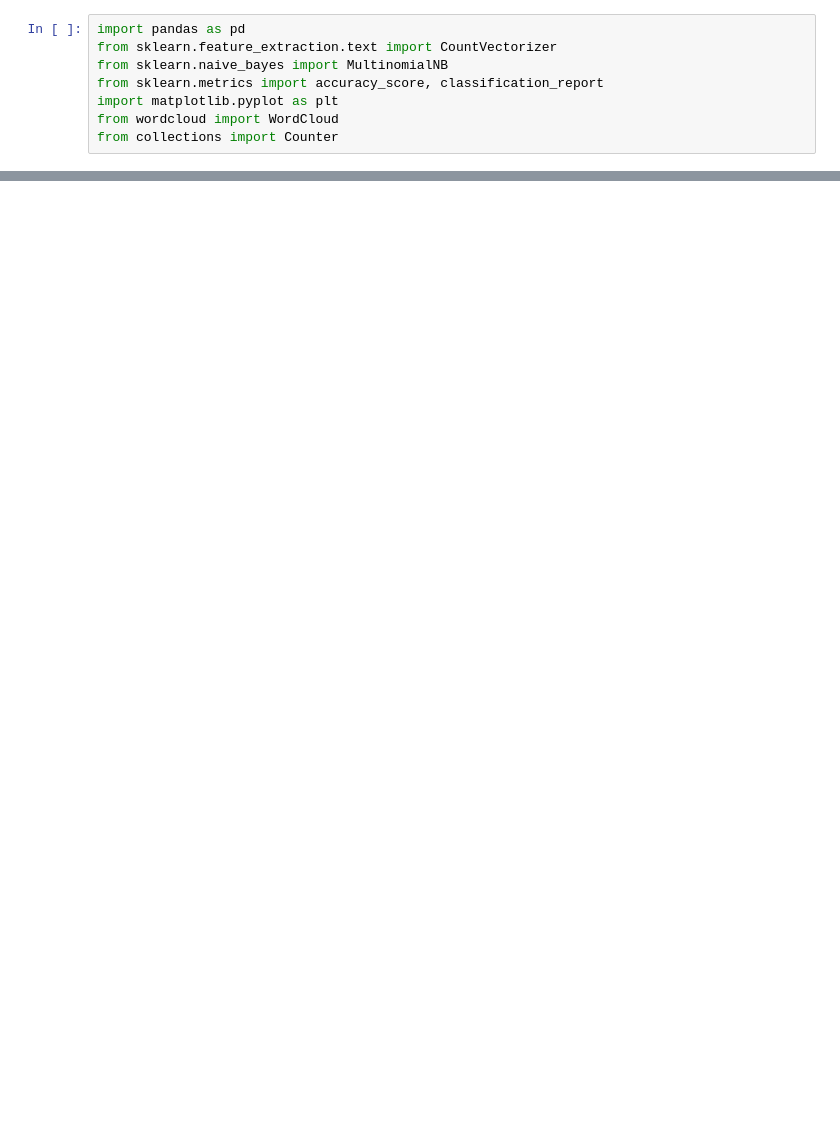
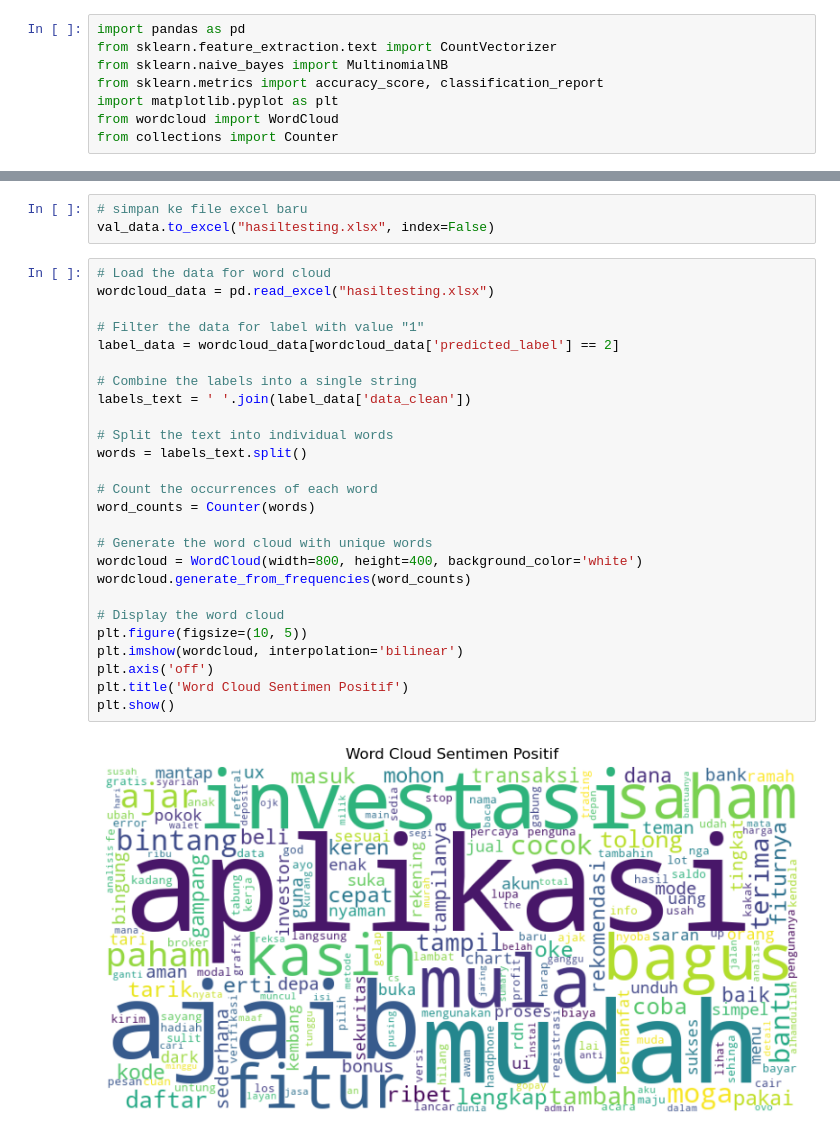
Before and after one commit to miasetya12/Big-Data, a Jupyter notebook: 04. Model Naivebayes.ipynb, the cells around one changed output, grey strips where cells are left out. Drawn from its saved outputs; the diff is of its cells as text; blank space fills up the shorter version.

Commit message:
update data dan kode

```diff
--- a/04. Model Naivebayes.ipynb
+++ b/04. Model Naivebayes.ipynb
@@ -273,0 +176,31 @@ plt.show()
+# %%
+# simpan ke file excel baru
+val_data.to_excel("hasiltesting.xlsx", index=False)
+# %%
+# Load the data for word cloud
+wordcloud_data = pd.read_excel("hasiltesting.xlsx")
+
+# Filter the data for label with value "1"
+label_data = wordcloud_data[wordcloud_data['predicted_label'] == 2]
+
+# Combine the labels into a single string
+labels_text = ' '.join(label_data['data_clean'])
+
+# Split the text into individual words
+words = labels_text.split()
+
+# Count the occurrences of each word
+word_counts = Counter(words)
+
+# Generate the word cloud with unique words
+wordcloud = WordCloud(width=800, height=400, background_color='white')
+wordcloud.generate_from_frequencies(word_counts)
+
+# Display the word cloud
+plt.figure(figsize=(10, 5))
+plt.imshow(wordcloud, interpolation='bilinear')
+plt.axis('off')
+plt.title('Word Cloud Sentimen Positif')
+plt.show()
+# %% [output]
+[figure, added]
```
Also changed, not shown: parts of 35 cells of this notebook, 8 other files.
